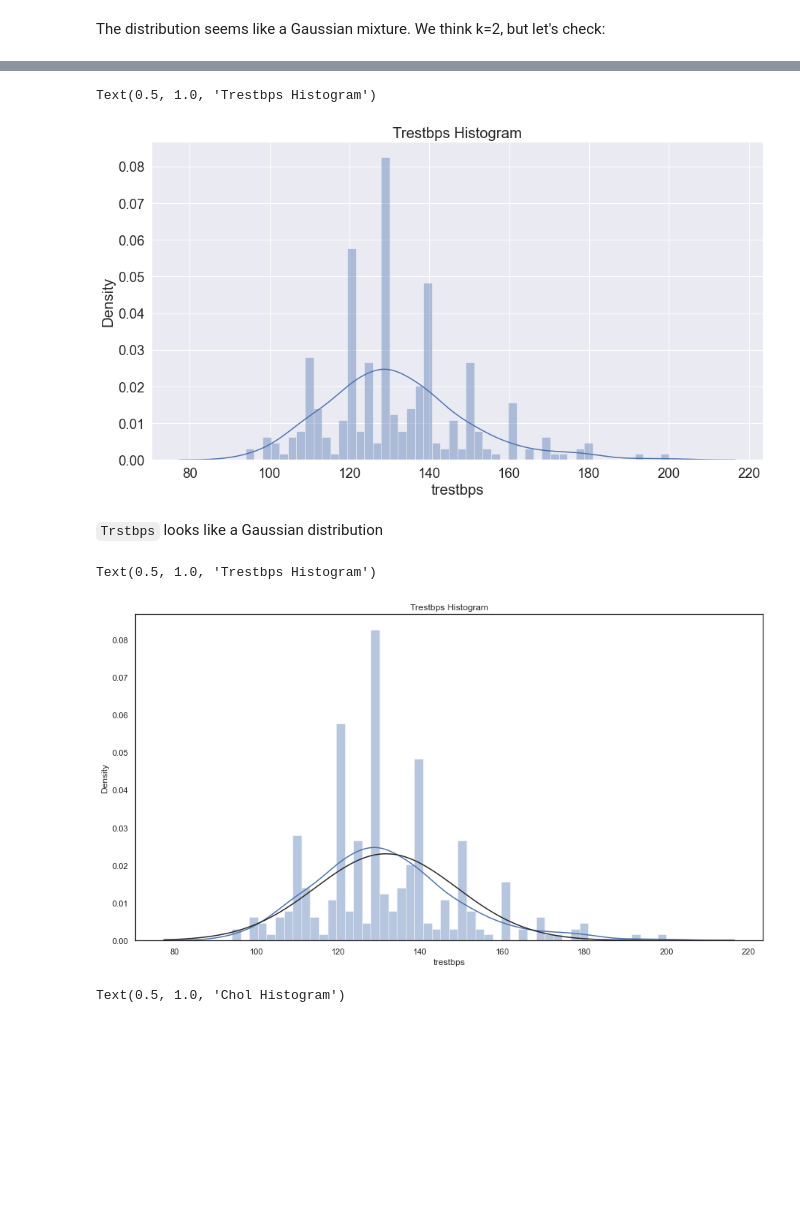
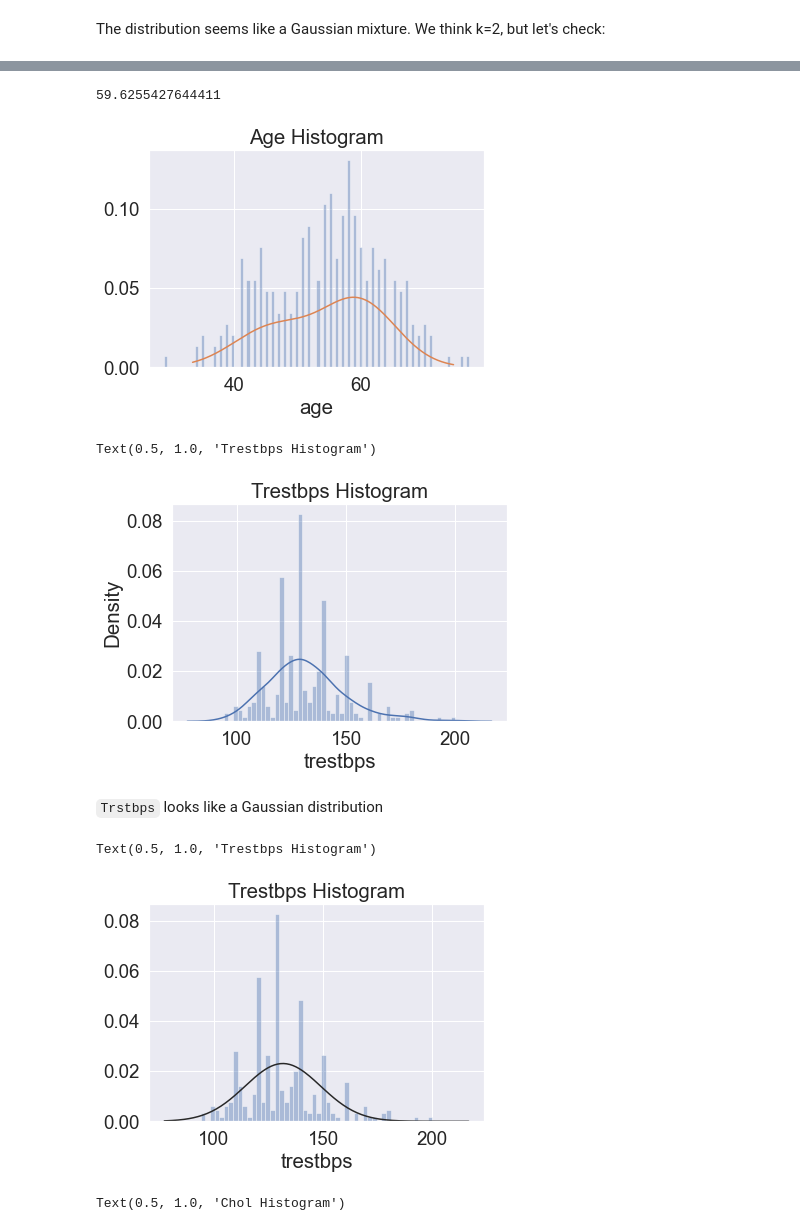
Before and after one commit to EyalMichaeli/IDC_masters, a Jupyter notebook: SnDA/HW3/HW3.ipynb, the cells around one changed output, grey strips where cells are left out. Cells and saved outputs as stored; diff of their text form; code cells hidden in the pictures; blank space fills up the shorter version.

```diff
--- a/SnDA/HW3/HW3.ipynb
+++ b/SnDA/HW3/HW3.ipynb
@@ -25,6 +25,7 @@ import itertools
 sns.set(rc={'figure.figsize':(14, 7)})
 sns.set(font_scale = 1.7)
 plt.rcParams['figure.figsize'] = (15, 8)
+sns.set(style="darkgrid")
 # %% [markdown]
 ### Question 1 - Correlations (15 points)
 # %% [markdown]
@@ -445,15 +419,43 @@ array=[63. 37. 41. 55. 55. 55. 56. 44. 52. 57. 54. 48. 49. 64. 58. 50. 58. 66.
+# %%
+gmm.means_.reshape(1, -1)[0][1]
+# %% [output]
+59.6255427644411
+# %%
+sns.distplot(df['age'], bins=100, kde=False, norm_hist=True).set_title('Age Histogram')
+
+
+n = len(df.age)
+np.random.seed(0x5eed)
+norm_params = np.array([[gmm.means_.reshape(1, -1)[0][0], np.sqrt(gmm.covariances_.reshape(1, -1)[0][0])],
+                        [gmm.means_.reshape(1, -1)[0][1], np.sqrt(gmm.covariances_.reshape(1, -1)[0][1])]
+                        ])
+n_components = norm_params.shape[0]
+weights = gmm.weights_
+mixture_idx = np.random.choice(len(weights), size=n, replace=True, p=weights)
+y = np.fromiter((stats.norm.rvs(*(norm_params[i])) for i in mixture_idx),
+                   dtype=np.float64)
+xs = np.linspace(y.min(), y.max(), 200)
+ys = np.zeros_like(xs)
+
+for (l, s), w in zip(norm_params, weights):
+    ys += stats.norm.pdf(xs, loc=l, scale=s) * w
+
+plt.plot(xs, ys)
+plt.show()
+# %% [output]
+[figure, added]
 # %%
 sns.distplot(df['trestbps'], bins=50, kde=True).set_title('Trestbps Histogram')
 # %% [output]
 Text(0.5, 1.0, 'Trestbps Histogram')
-[figure, old version]
+[figure, new version]
 # %% [markdown]
 `Trstbps` looks like a Gaussian distribution
 # %%
-sns.distplot(df['trestbps'], bins=50, kde=True, fit=stats.norm).set_title('Trestbps Histogram')
+sns.distplot(df['trestbps'], bins=50, kde=False, fit=stats.norm).set_title('Trestbps Histogram')
 # %% [output]
 Text(0.5, 1.0, 'Trestbps Histogram')
-[figure, old version]
+[figure, new version]
 # %%
 sns.histplot(df['chol'], bins=50, kde=True).set_title('Chol Histogram')
 # %% [output]
```
Also changed, not shown: parts of 23 cells of this notebook.
